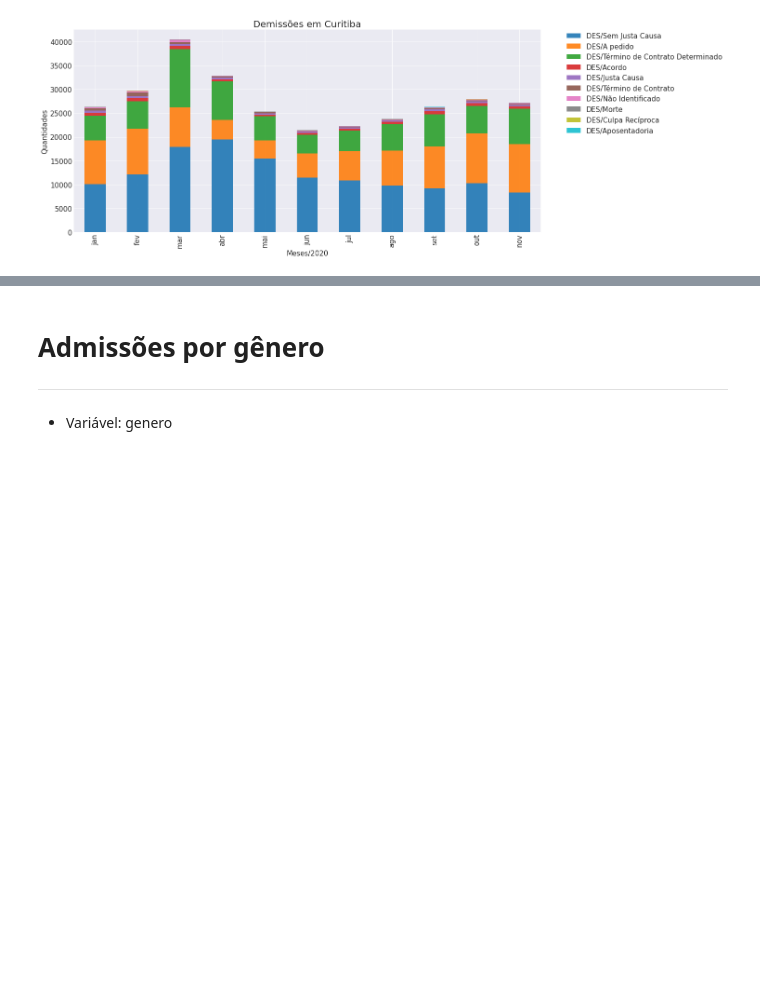
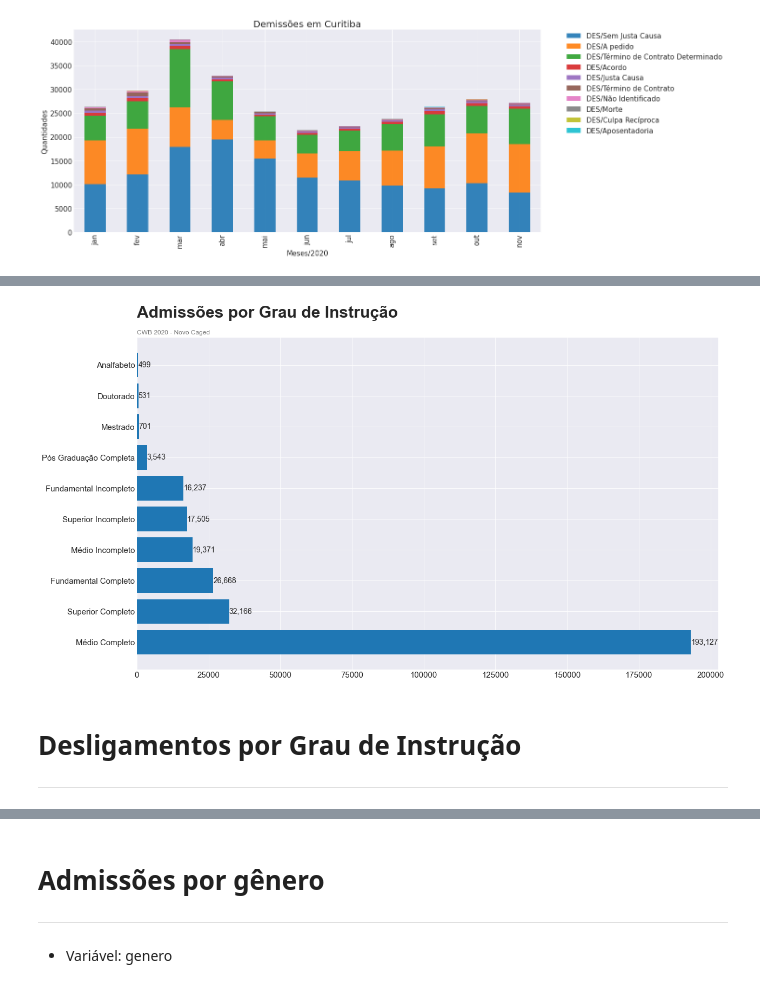
Before and after one commit to emariot/CAGED-CWB, a Jupyter notebook: Novo Caged.ipynb, the cells around one changed output, grey strips where cells are left out. Saved outputs shown, nothing was run; the diff lists cells and outputs as text; code cells hidden in the pictures; blank space fills up the shorter version.

```diff
--- a/Novo Caged.ipynb
+++ b/Novo Caged.ipynb
@@ -766,0 +885,5 @@ data[0]
+# %%
+adm_instrucao = adm_instrucao.transpose()
+# %%
+adm_instrucao["soma"] = adm_instrucao[mon].sum(axis=1).astype(int)
+adm_instrucao
@@ -766,0 +902,3 @@ data[0]
+# %%
+adm_instrucao = adm_instrucao.sort_values(by=['soma'],ascending=False)
+adm_instrucao
@@ -766,0 +917,24 @@ data[0]
+# %%
+def barh(data, title):
+    with plt.style.context('seaborn-darkgrid'):
+
+        fig, ax = plt.subplots(figsize=(18,10))
+        ax.barh(data.index, data.soma, linewidth=1)
+
+        for i, (value, name) in enumerate(zip(data.soma, data.index)):
+            ax.text(value, i,f'{value:,.0f}', size=14, ha='left', va='center')
+
+
+        ax.text(0, 1.06, title,
+                transform=ax.transAxes, size=30, weight=600, ha='left')
+        ax.text(0, 1.01, 'CWB 2020 - Novo Caged', transform=ax.transAxes, size=12, color='#777777')
+
+        fig.tight_layout()
+        ax.set_yticklabels(data.index, fontsize=15)
+        plt.show()
+barh(adm_instrucao, 'Admissões por Grau de Instrução')
+# %% [output]
+[figure, added]
+# %% [markdown]
+# Desligamentos por Grau de Instrução
+---
```
Also changed, not shown: parts of 29 cells of this notebook.
